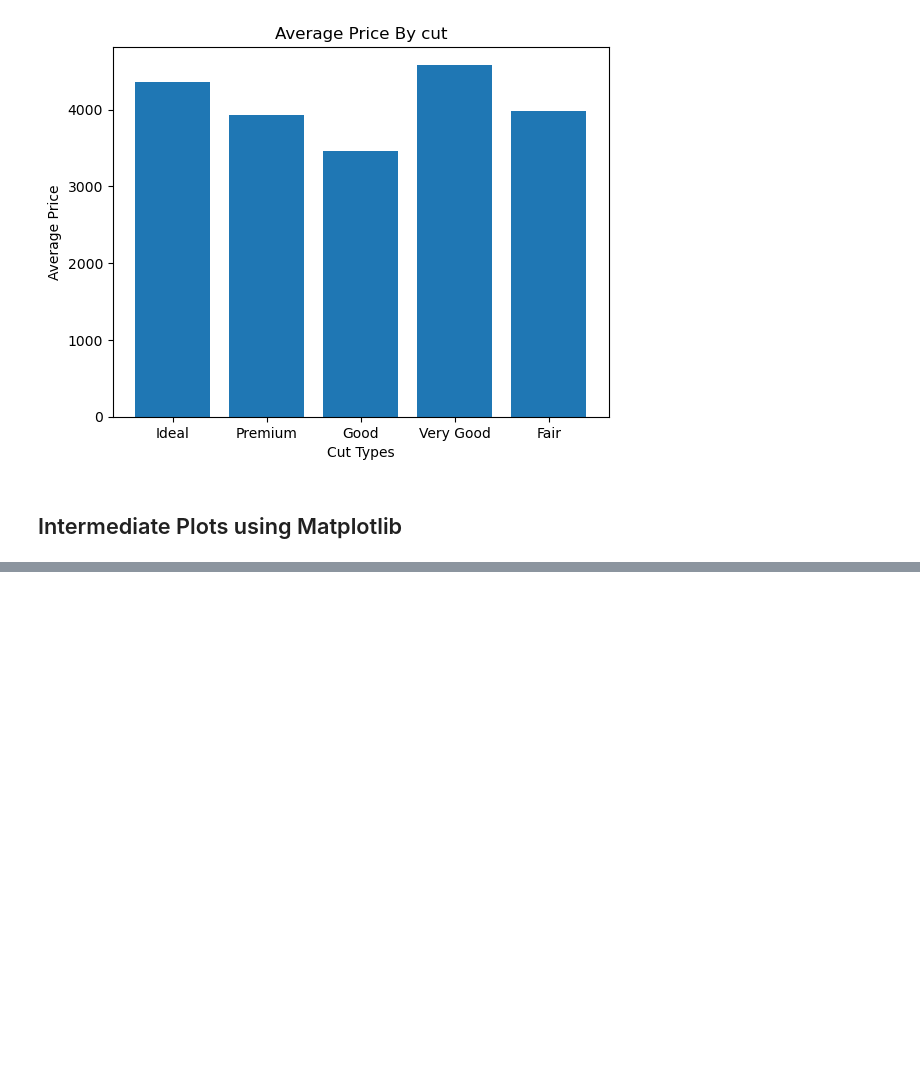
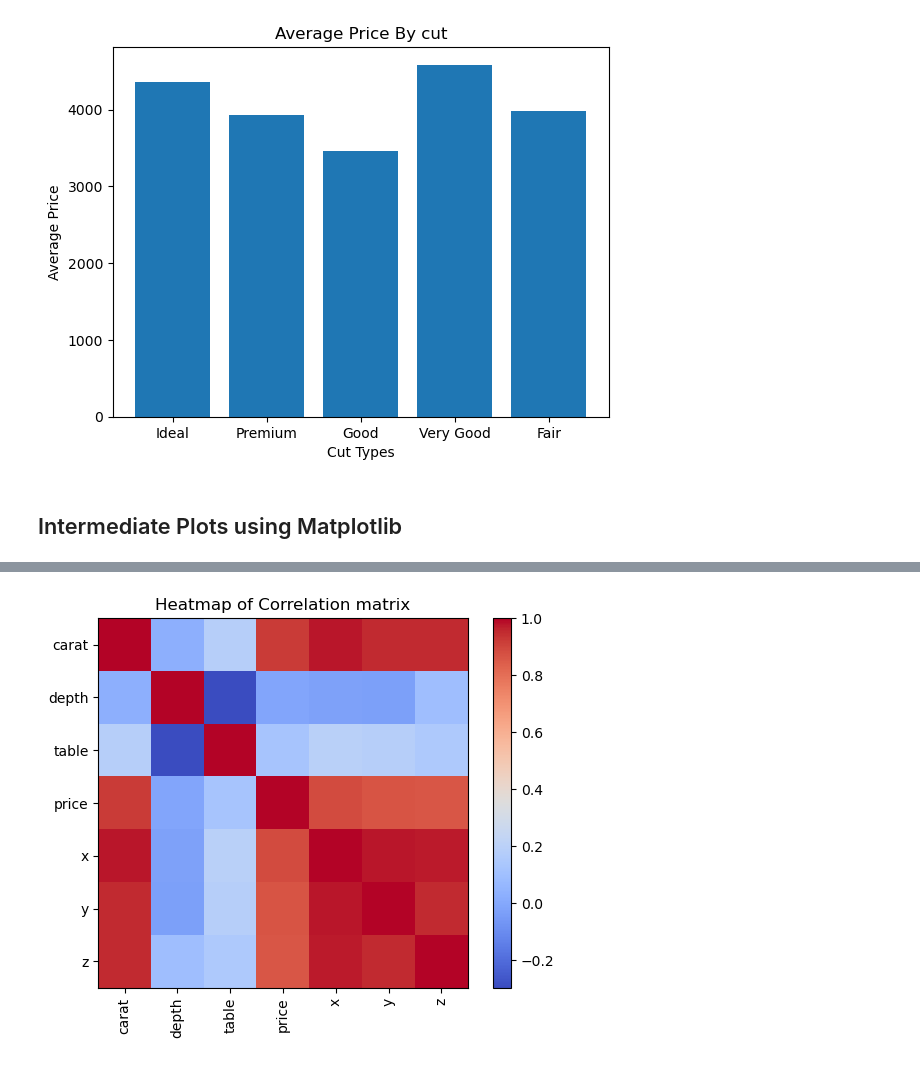
Before and after one commit to ChenniDJack/IntellipaatWorkSpace, a Jupyter notebook: LiveClass/Pandas_2025_04_12/Youtube/Matpotlib_Seaborn_Handson_21_04_2025.ipynb, the cells around one changed output, grey strips where cells are left out. Cells and saved outputs as stored; diff of their text form; code cells hidden in the pictures; blank space fills up the shorter version.

```diff
--- a/LiveClass/Pandas_2025_04_12/Youtube/Matpotlib_Seaborn_Handson_21_04_2025.ipynb
+++ b/LiveClass/Pandas_2025_04_12/Youtube/Matpotlib_Seaborn_Handson_21_04_2025.ipynb
@@ -125,0 +149,48 @@ plt.hist(data["price"], edgecolor=)
+# %%
+# Heatmap of Correlation Matrix
+correlation = data[["carat", "depth", "table", "price", "x", "y", "z"]].corr()
+plt.imshow(correlation, cmap="coolwarm", interpolation="none")
+plt.colorbar()
+plt.xticks(range(len(correlation)), correlation.columns, rotation=90)
+plt.yticks(range(len(correlation)), correlation.columns)
+plt.title("Heatmap of Correlation matrix")
+plt.show()
+
+# cmap vales: 'Accent', 'Accent_r', 'Blues', 'Blues_r',
+#     'BrBG', 'BrBG_r', 'BuGn', 'BuGn_r', 'BuPu', 'BuPu_r',
+#     'CMRmap', 'CMRmap_r', 'Dark2', 'Dark2_r', 'GnBu',
+#     'GnBu_r', 'Greens', 'Greens_r', 'Greys', 'Greys_r',
+#     'OrRd', 'OrRd_r', 'Oranges', 'Oranges_r', 'PRGn',
+#     'PRGn_r', 'Paired', 'Paired_r', 'Pastel1', 'Pastel1_r',
+#     'Pastel2', 'Pastel2_r', 'PiYG', 'PiYG_r', 'PuBu',
+#     'PuBuGn', 'PuBuGn_r', 'PuBu_r', 'PuOr', 'PuOr_r',
+#     'PuRd', 'PuRd_r', 'Purples', 'Purples_r', 'RdBu',
+#     'RdBu_r', 'RdGy', 'RdGy_r', 'RdPu', 'RdPu_r', 'RdYlBu',
+#     'RdYlBu_r', 'RdYlGn', 'RdYlGn_r', 'Reds', 'Reds_r',
+#     'Set1', 'Set1_r', 'Set2', 'Set2_r', 'Set3', 'Set3_r',
+#     'Spectral', 'Spectral_r', 'Wistia', 'Wistia_r', 'YlGn',
+#     'YlGnBu', 'YlGnBu_r', 'YlGn_r', 'YlOrBr', 'YlOrBr_r',
+#     'YlOrRd', 'YlOrRd_r', 'afmhot', 'afmhot_r', 'autumn',
+#     'autumn_r', 'binary', 'binary_r', 'bone', 'bone_r',
+#     'brg', 'brg_r', 'bwr', 'bwr_r', 'cividis', 'cividis_r',
+#     'cool', 'cool_r', 'coolwarm', 'coolwarm_r', 'copper',
+#     'copper_r', 'crest', 'crest_r', 'cubehelix', 'cubehelix_r',
+#     'flag', 'flag_r', 'flare', 'flare_r', 'gist_earth',
+#     'gist_earth_r', 'gist_gray', 'gist_gray_r', 'gist_heat',
+#     'gist_heat_r', 'gist_ncar', 'gist_ncar_r', 'gist_rainbow',
+#     'gist_rainbow_r', 'gist_stern', 'gist_stern_r', 'gist_yarg',
+#     'gist_yarg_r', 'gnuplot', 'gnuplot2', 'gnuplot2_r',
+#     'gnuplot_r', 'gray', 'gray_r', 'hot', 'hot_r', 'hsv',
+#     'hsv_r', 'icefire', 'icefire_r', 'inferno', 'inferno_r',
+#     'jet', 'jet_r', 'magma', 'magma_r', 'mako', 'mako_r',
+#     'nipy_spectral', 'nipy_spectral_r', 'ocean', 'ocean_r',
+#     'pink', 'pink_r', 'plasma', 'plasma_r', 'prism', 'prism_r',
+#     'rainbow', 'rainbow_r', 'rocket', 'rocket_r', 'seismic',
+#     'seismic_r', 'spring', 'spring_r', 'summer', 'summer_r',
+#     'tab10', 'tab10_r', 'tab20', 'tab20_r', 'tab20b',
+#     'tab20b_r', 'tab20c', 'tab20c_r', 'terrain', 'terrain_r',
+#     'turbo', 'turbo_r', 'twilight', 'twilight_r',
+#     'twilight_shifted', 'twilight_shifted_r', 'viridis',
+#     'viridis_r', 'vlag', 'vlag_r', 'winter', 'winter_r'
+# %% [output]
+[figure, added]
```
Also changed, not shown: parts of 6 cells of this notebook.
